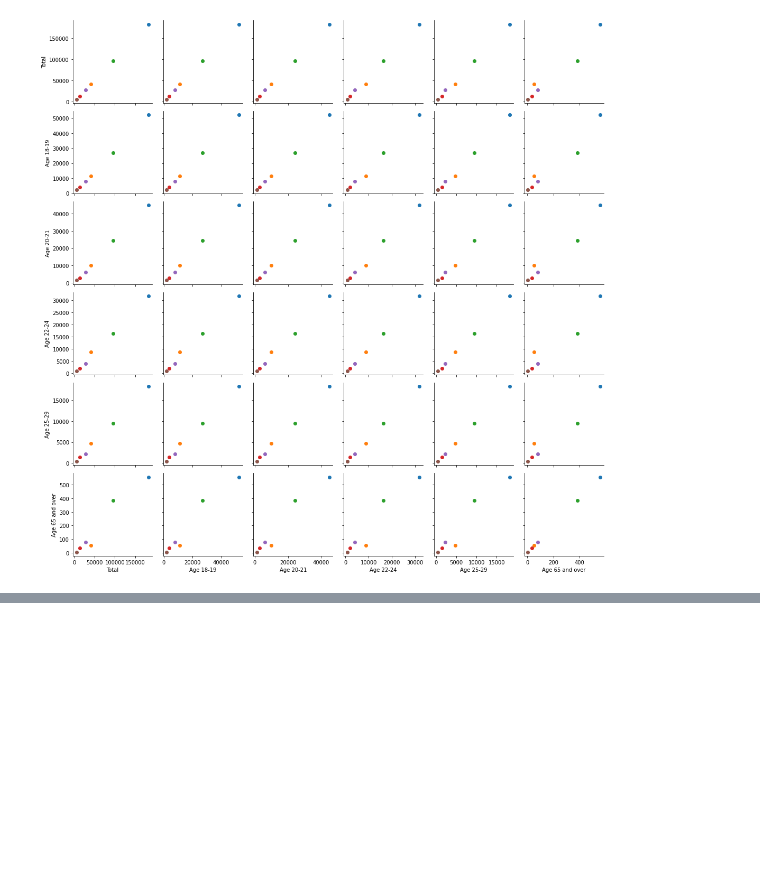
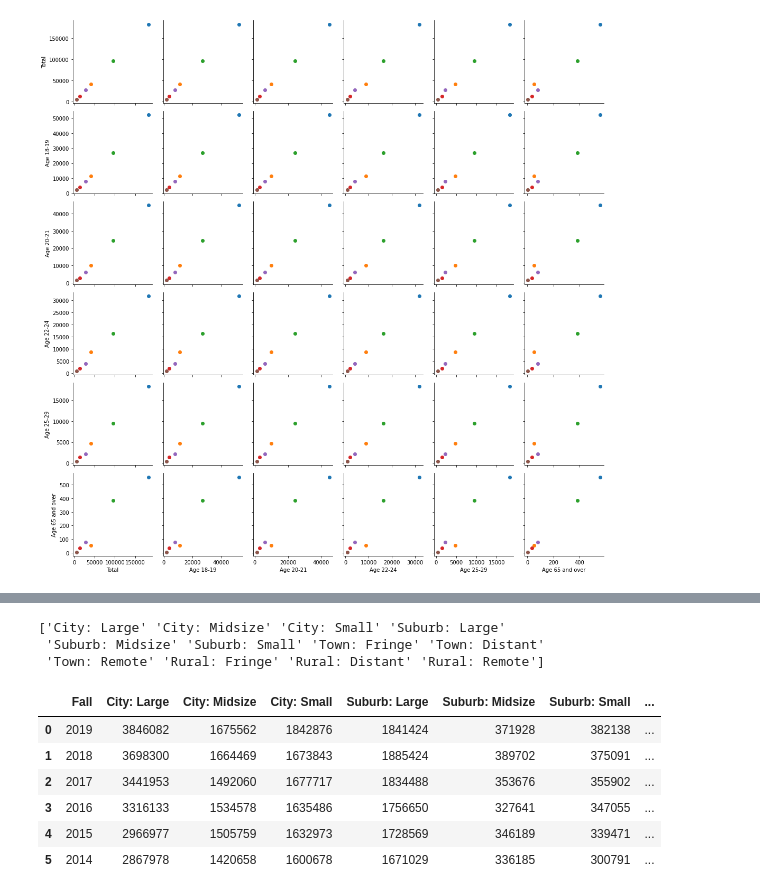
Before and after one commit to Vineet2107/HSO201_CourseProject, a Jupyter notebook: HSO_Arush.ipynb, the cells around one changed output, grey strips where cells are left out. Saved outputs shown, nothing was run; the diff lists cells and outputs as text; code cells hidden in the pictures; blank space fills up the shorter version.

```diff
--- a/HSO_Arush.ipynb
+++ b/HSO_Arush.ipynb
@@ -321,0 +313,26 @@ df_n2
+# %%
+list = []
+list_columns = df_n2.columns
+list_columns = list_columns[1:]
+print(list_columns.values)
+
+for i in list_columns:
+  list = []
+  for item in df_n2[i].values:
+    l1 = re.split(',', item)
+    list.append(''.join(l1))
+  df_n2[i] = list
+  df_n2[i] = df_n2[i].astype('int')
+
+df_n2
+# %% [output]
+['City: Large' 'City: Midsize' 'City: Small' 'Suburb: Large'
+ 'Suburb: Midsize' 'Suburb: Small' 'Town: Fringe' 'Town: Distant'
+ 'Town: Remote' 'Rural: Fringe' 'Rural: Distant' 'Rural: Remote']
+|  | Fall | City: Large | City: Midsize | City: Small | Suburb: Large | Suburb: Midsize | Suburb: Small | ... |
+| 0 | 2019 | 3846082 | 1675562 | 1842876 | 1841424 | 371928 | 382138 | ... |
+| 1 | 2018 | 3698300 | 1664469 | 1673843 | 1885424 | 389702 | 375091 | ... |
+| 2 | 2017 | 3441953 | 1492060 | 1677717 | 1834488 | 353676 | 355902 | ... |
+| 3 | 2016 | 3316133 | 1534578 | 1635486 | 1756650 | 327641 | 347055 | ... |
+| 4 | 2015 | 2966977 | 1505759 | 1632973 | 1728569 | 346189 | 339471 | ... |
+| 5 | 2014 | 2867978 | 1420658 | 1600678 | 1671029 | 336185 | 300791 | ... |
```
Also changed, not shown: parts of 3 cells of this notebook.
